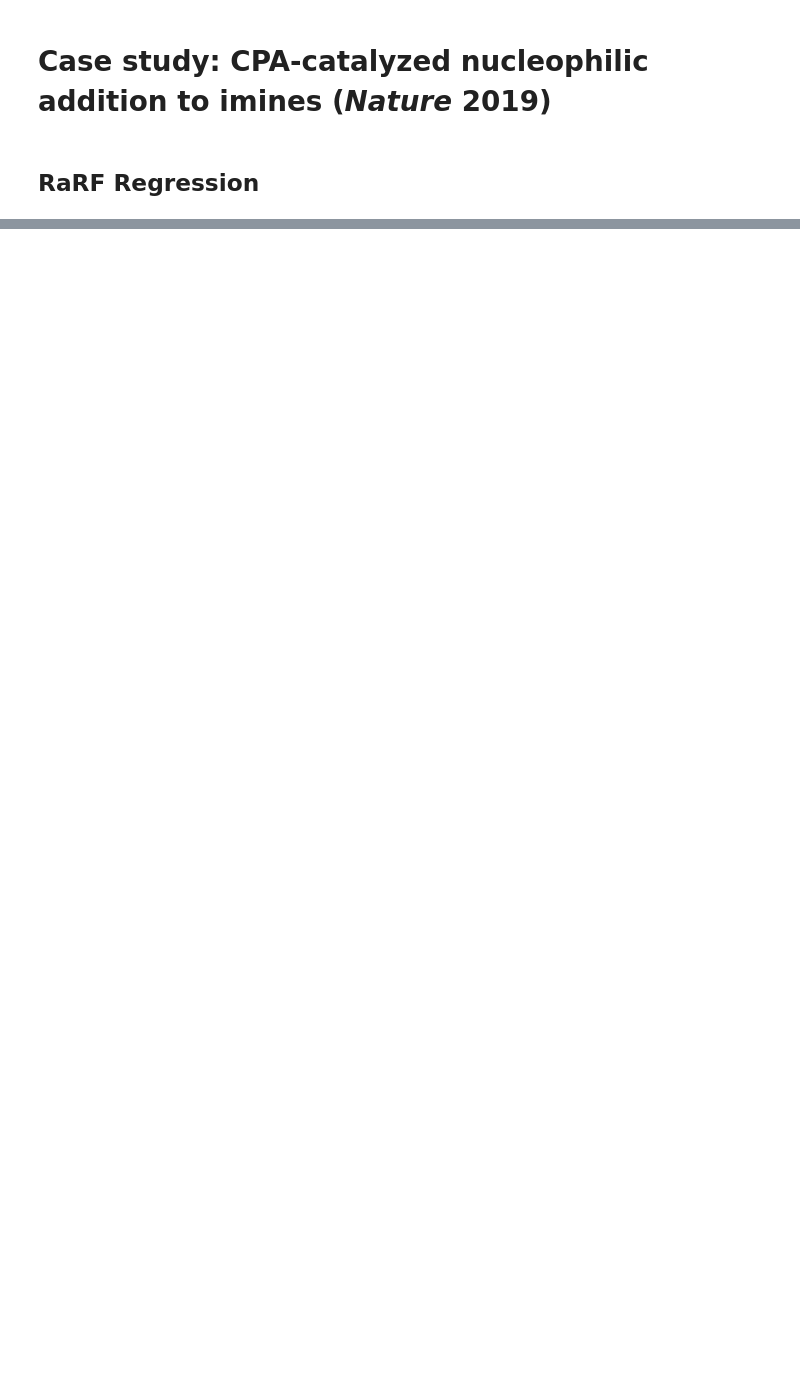
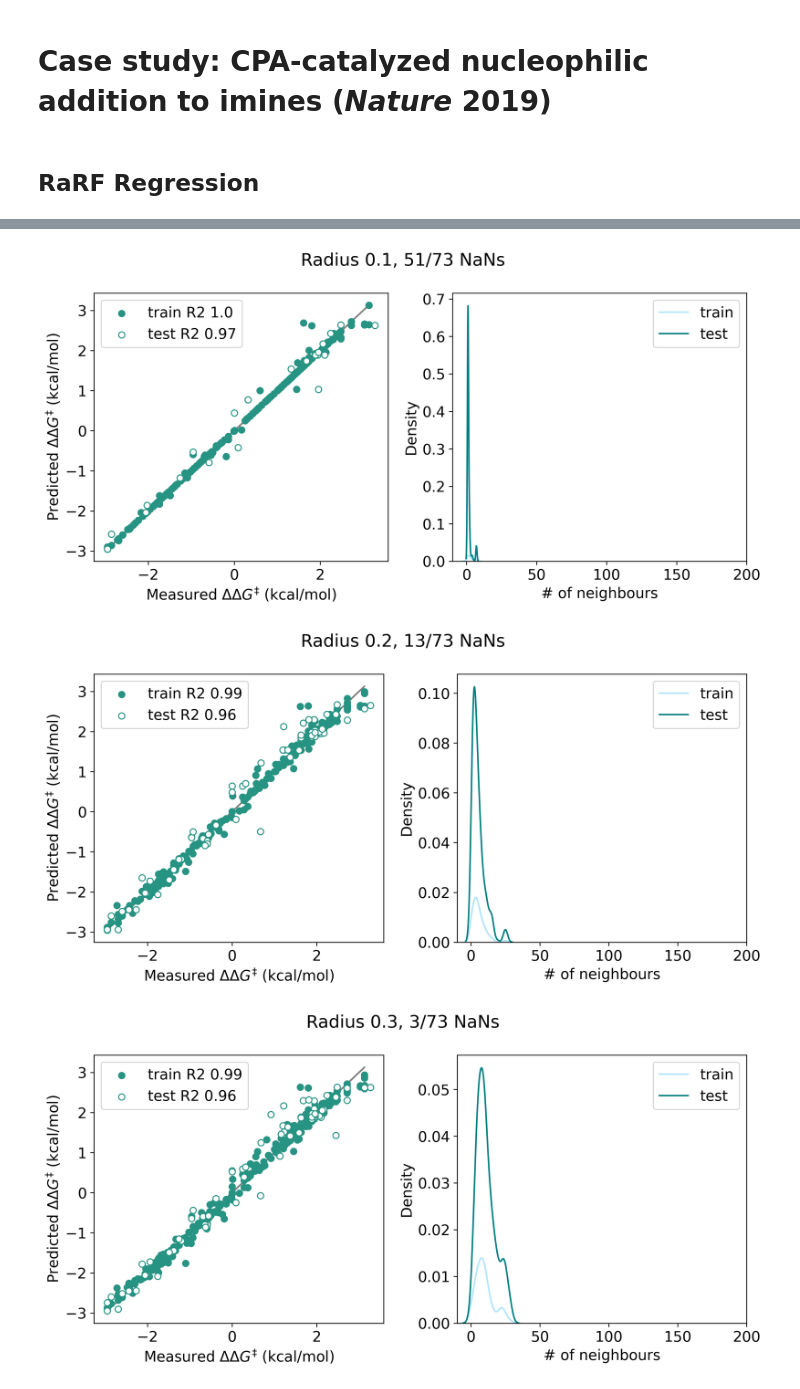
Before and after one commit to luciancahil/ST-RARF, a Jupyter notebook: Tests_1/A-Nature2019-MT.ipynb, the cells around one changed output, grey strips where cells are left out. Drawn from its saved outputs; the diff is of its cells as text; code cells hidden in the pictures; blank space fills up the shorter version.

```diff
--- a/Tests_1/A-Nature2019-MT.ipynb
+++ b/Tests_1/A-Nature2019-MT.ipynb
@@ -119,0 +109,22 @@ for i in np.divide(range(1,10),10):
+# %%
+distances = utils.get_distances(X_train,X_test)
+
+
+# need X_train, y_train, X_test, y_test, distances
+results = []
+
+for radius in np.divide(range(1,10),10):
+    results.append(run_and_plot(radius, X_train, y_train, X_test, y_test, distances))
+
+RaRF_mae, nans, avg_neighbours, all_reactions, test_r2s = zip(*results)
+
+print(RaRF_mae)
+print(nans)
+print(avg_neighbours)
+print(all_reactions)
+print([len(ar) for ar in all_reactions])
+print(test_r2s)
+# %% [output]
+[figure, added]
+[figure, added]
+[figure, added]
```
Also changed, not shown: parts of 3 cells of this notebook, 1 other file.
